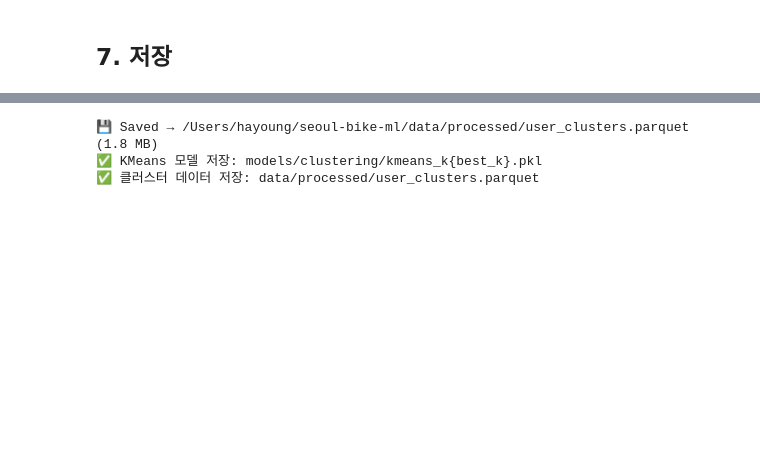
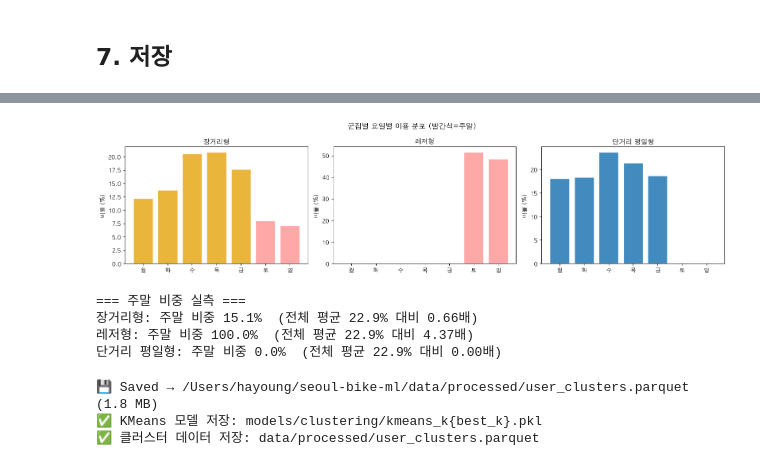
Before and after one commit to ClaraHayoungPark/seoul-bike-ml, a Jupyter notebook: notebooks/03_user_clustering.ipynb, the cells around one changed output, grey strips where cells are left out. Cells and saved outputs as stored; diff of their text form; code cells hidden in the pictures; blank space fills up the shorter version.

```diff
--- a/notebooks/03_user_clustering.ipynb
+++ b/notebooks/03_user_clustering.ipynb
@@ -214,3 +280,40 @@ plt.show()
+# %%
+# ── 3. 군집별 요일별 분포 + 레저형 주말 비중 실측 ─────────────────────────────
+dow_labels = ["월", "화", "수", "목", "금", "토", "일"]
+
+fig, axes = plt.subplots(1, 3, figsize=(16, 4), sharey=False)
+
+for ax, (cid, name) in zip(axes, name_map.items()):
+    grp = df_sample[df_sample["cluster"] == cid]
+    dw = grp["dow"].value_counts().sort_index().reindex(range(7), fill_value=0)
+    dw_pct = dw / dw.sum() * 100
+    bar_colors = ["#ff9999" if i >= 5 else color_map[name] for i in range(7)]
+    ax.bar(range(7), dw_pct.values, color=bar_colors, alpha=0.85, edgecolor="white")
+    ax.set_xticks(range(7))
+    ax.set_xticklabels(dow_labels)
+    ax.set_title(f"{name}")
+    ax.set_ylabel("비율 (%)")
+
+plt.suptitle("군집별 요일별 이용 분포 (빨간색=주말)", fontsize=13)
+plt.tight_layout()
+plt.savefig("../reports/figures/cluster_dow_dist.png", dpi=150)
+plt.show()
+
+# 레저형 주말 비중 X배 실측
+print("=== 주말 비중 실측 ===")
+total_weekend_pct = (df_sample["is_weekend"].sum() / len(df_sample)) * 100
+
+for cid, name in name_map.items():
+    grp = df_sample[df_sample["cluster"] == cid]
+    weekend_pct = grp["is_weekend"].mean() * 100
+    ratio = weekend_pct / total_weekend_pct
+    print(f"{name}: 주말 비중 {weekend_pct:.1f}%  (전체 평균 {total_weekend_pct:.1f}% 대비 {ratio:.2f}배)")
+# %% [output]
+[figure, added]
+=== 주말 비중 실측 ===
+장거리형: 주말 비중 15.1%  (전체 평균 22.9% 대비 0.66배)
+레저형: 주말 비중 100.0%  (전체 평균 22.9% 대비 4.37배)
+단거리 평일형: 주말 비중 0.0%  (전체 평균 22.9% 대비 0.00배)
 # %%
 # 클러스터 결과 저장
 save_processed(df_sample, "user_clusters")
```
Also changed, not shown: parts of 4 cells of this notebook.
